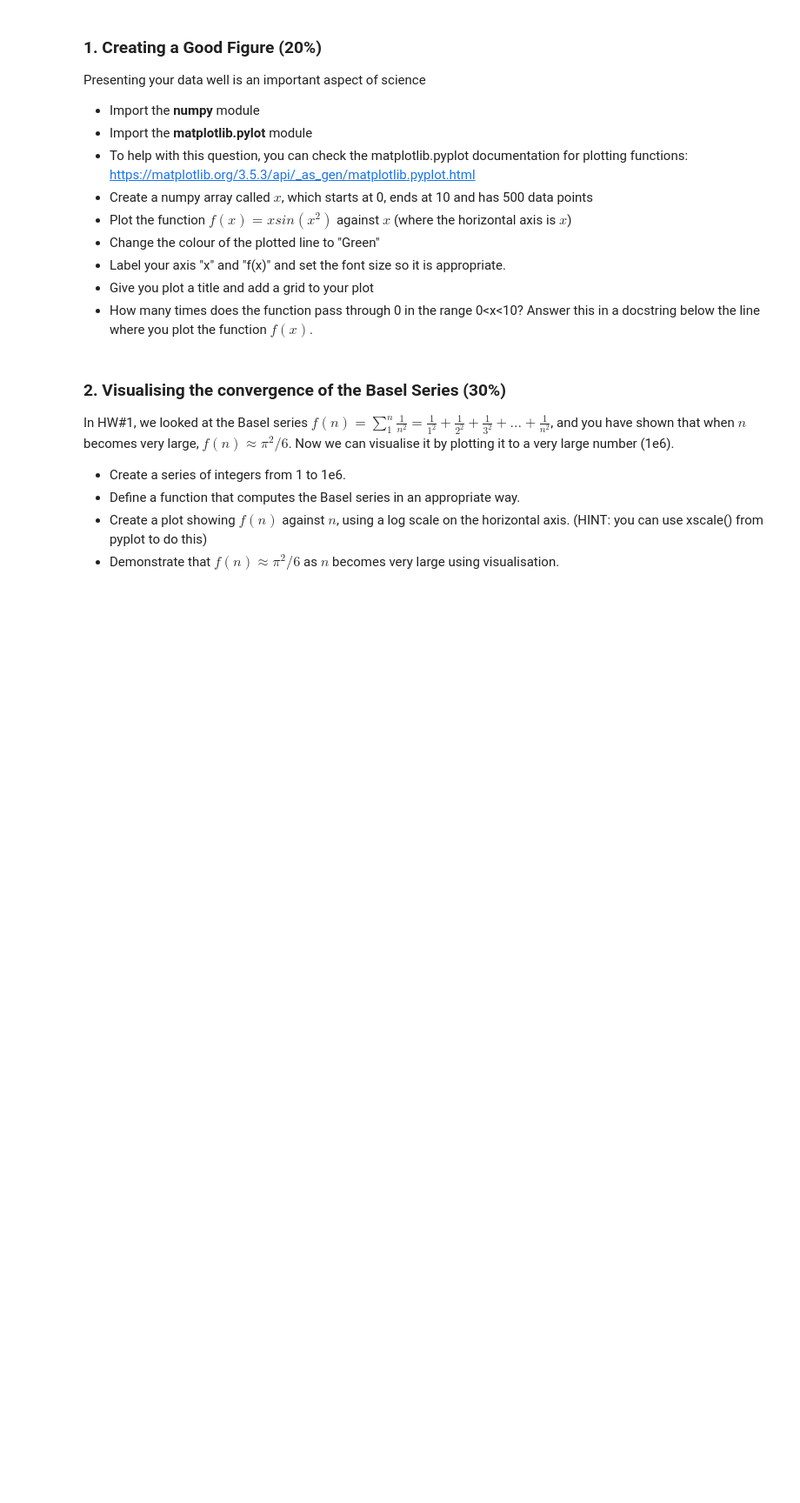
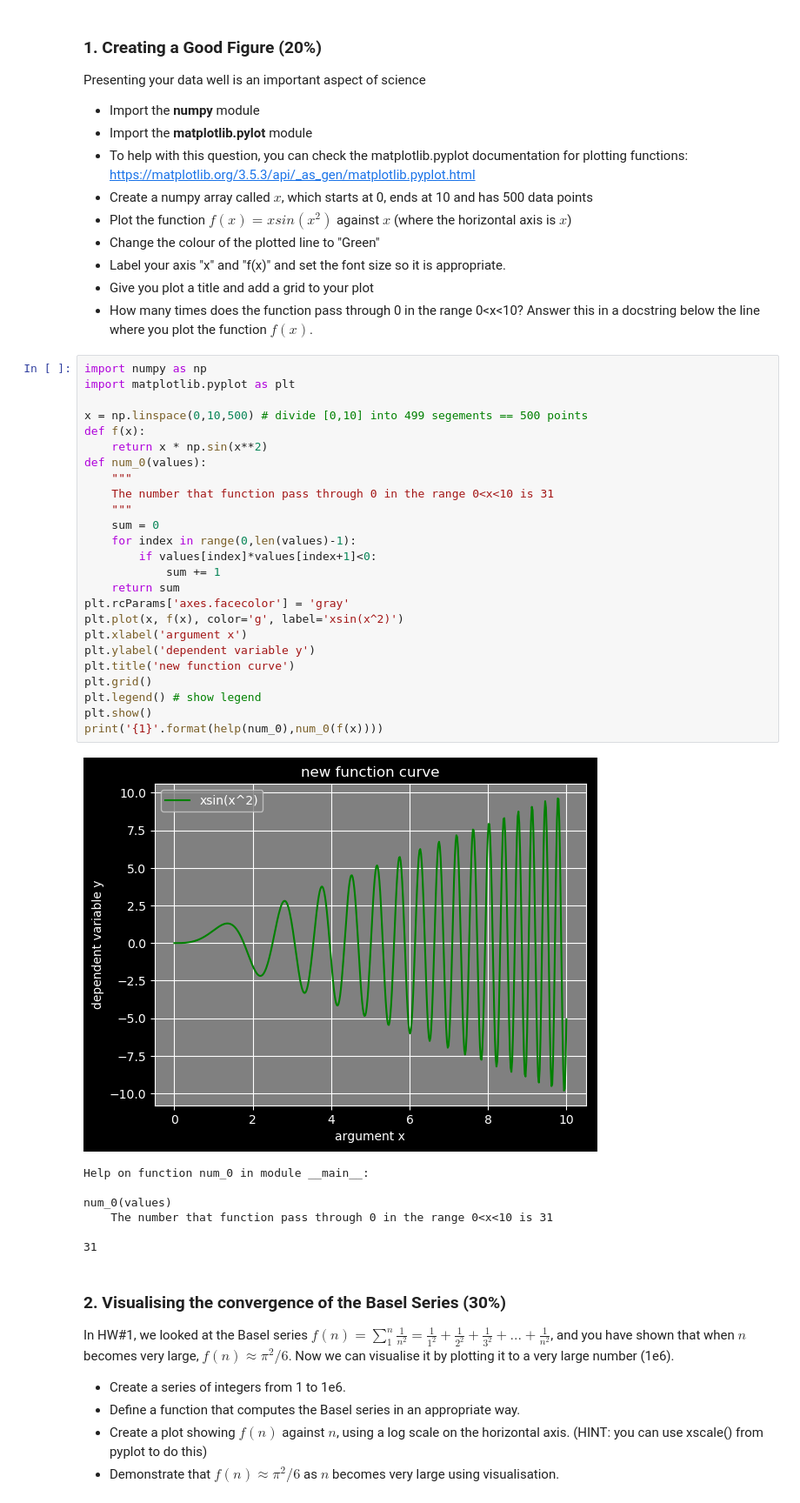
Before and after one commit to JerrySiRi/NJUAI_Learning_partial, a Jupyter notebook: HKU_exchange/Data_analysis_and_modeling_EASC2410/Assignment/HW3/HW3-2024.ipynb, the cells around one changed output. Shown: that part at 87% size. Drawn from its saved outputs; the diff is of its cells as text; blank space fills up the shorter version.

```diff
--- a/HKU_exchange/Data_analysis_and_modeling_EASC2410/Assignment/HW3/HW3-2024.ipynb
+++ b/HKU_exchange/Data_analysis_and_modeling_EASC2410/Assignment/HW3/HW3-2024.ipynb
@@ -12,6 +12,39 @@ Presenting your data well is an important aspect of science
 * Label your axis "x" and "f(x)" and set the font size so it is appropriate.
 * Give you plot a title and add a grid to your plot
 * How many times does the function pass through 0 in the range 0<x<10?  Answer this in a docstring below the line where you plot the function $f(x)$.
+# %%
+import numpy as np
+import matplotlib.pyplot as plt
+
+x = np.linspace(0,10,500) # divide [0,10] into 499 segements == 500 points
+def f(x):
+    return x * np.sin(x**2)
+def num_0(values):
+    """
+    The number that function pass through 0 in the range 0<x<10 is 31
+    """
+    sum = 0
+    for index in range(0,len(values)-1):
+        if values[index]*values[index+1]<0:
+            sum += 1
+    return sum
+plt.rcParams['axes.facecolor'] = 'gray'
+plt.plot(x, f(x), color='g', label='xsin(x^2)')
+plt.xlabel('argument x')
+plt.ylabel('dependent variable y')
+plt.title('new function curve')
+plt.grid()
+plt.legend() # show legend
+plt.show()
+print('{1}'.format(help(num_0),num_0(f(x))))
+# %% [output]
+[figure, added]
+Help on function num_0 in module __main__:
+
+num_0(values)
+    The number that function pass through 0 in the range 0<x<10 is 31
+
+31
 # %% [markdown]
 ### 2. Visualising the convergence of the Basel Series (30%)
 In HW#1, we looked at the Basel series $f(n)=\sum^n_1\frac{1}{n^2}=\frac{1}{1^2}+\frac{1}{2^2}+\frac{1}{3^2}+...+\frac{1}{n^2}$, and you have shown that when $n$ becomes very large, $f(n)\approx \pi^2/6$. Now we can visualise it by plotting it to a very large number (1e6).
```
Also changed, not shown: parts of 3 cells of this notebook, 2 other files.
